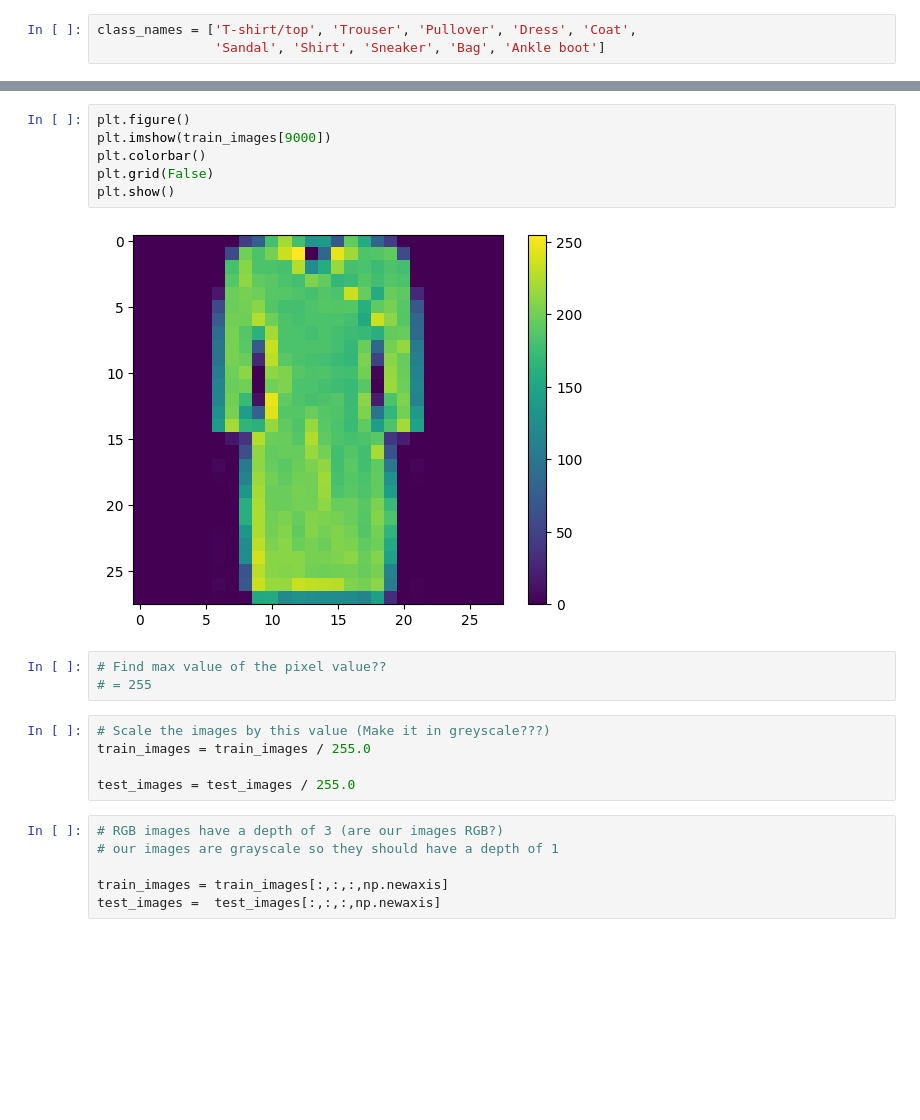
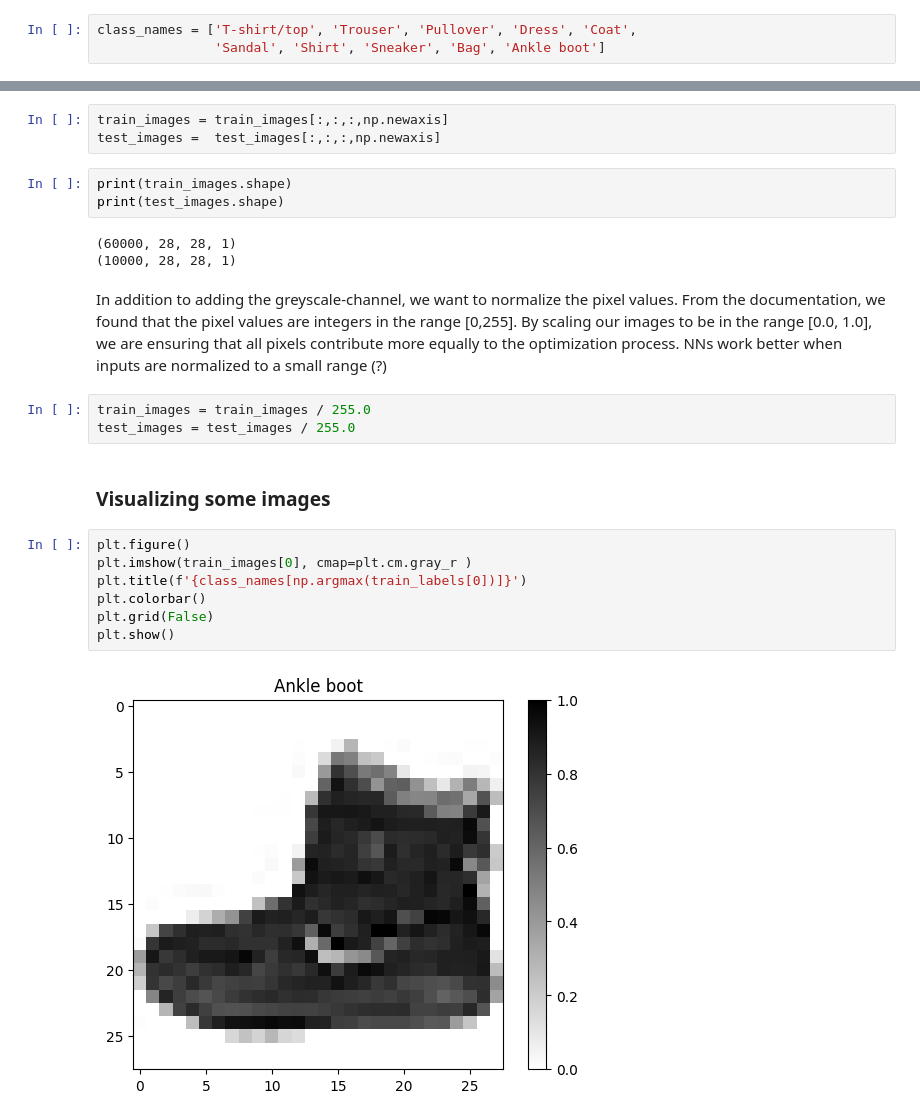
Before and after one commit to trudehalv/FYS_STK4155_project_3, a Jupyter notebook: src/fashionMNIST_load.ipynb, the cells around one changed output, grey strips where cells are left out. Cells and saved outputs as stored; diff of their text form; blank space fills up the shorter version.

```diff
--- a/src/fashionMNIST_load.ipynb
+++ b/src/fashionMNIST_load.ipynb
@@ -39,25 +85,28 @@ inputs = (n_inputs, pixel_width, pixel_height, depth) = (60000, 28, 28, 1)
+# %%
+train_images = train_images[:,:,:,np.newaxis]
+test_images =  test_images[:,:,:,np.newaxis]
+# %%
+print(train_images.shape)
+print(test_images.shape)
+# %% [output]
+(60000, 28, 28, 1)
+(10000, 28, 28, 1)
+# %% [markdown]
+In addition to adding the greyscale-channel, we want to normalize the pixel values. From the documentation, we found that the pixel values are integers in the range [0,255]. By scaling our images to be in the range [0.0, 1.0], we are ensuring that all pixels contribute more equally to the optimization process. NNs work better when inputs are normalized to a small range (?)
+# %%
+train_images = train_images / 255.0
+test_images = test_images / 255.0
+# %% [markdown]
+### Visualizing some images
 # %%
 plt.figure()
-plt.imshow(train_images[9000])
+plt.imshow(train_images[0], cmap=plt.cm.gray_r )
+plt.title(f'{class_names[np.argmax(train_labels[0])]}')
 plt.colorbar()
 plt.grid(False)
 plt.show()
 # %% [output]
-[figure, old version]
+[figure, new version]
-# %%
-# Find max value of the pixel value??
-# = 255
-# %%
-# Scale the images by this value (Make it in greyscale???)
-train_images = train_images / 255.0
-
-test_images = test_images / 255.0
-# %%
-# RGB images have a depth of 3 (are our images RGB?)
-# our images are grayscale so they should have a depth of 1
-
-train_images = train_images[:,:,:,np.newaxis]
-test_images =  test_images[:,:,:,np.newaxis]
 # %%
 plt.figure(figsize=(10,10))
 for i in range(25):
```
Also changed, not shown: parts of 14 cells of this notebook.
